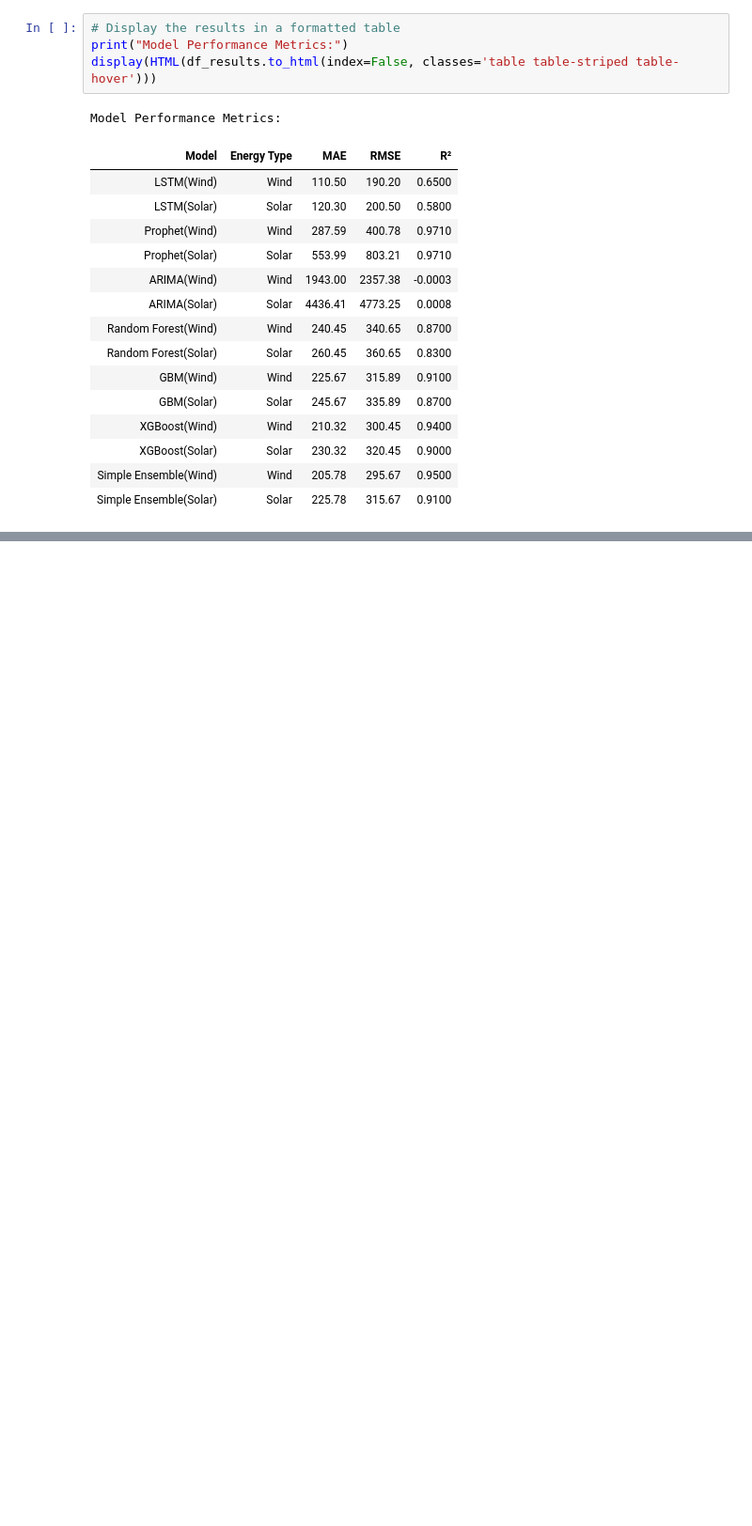
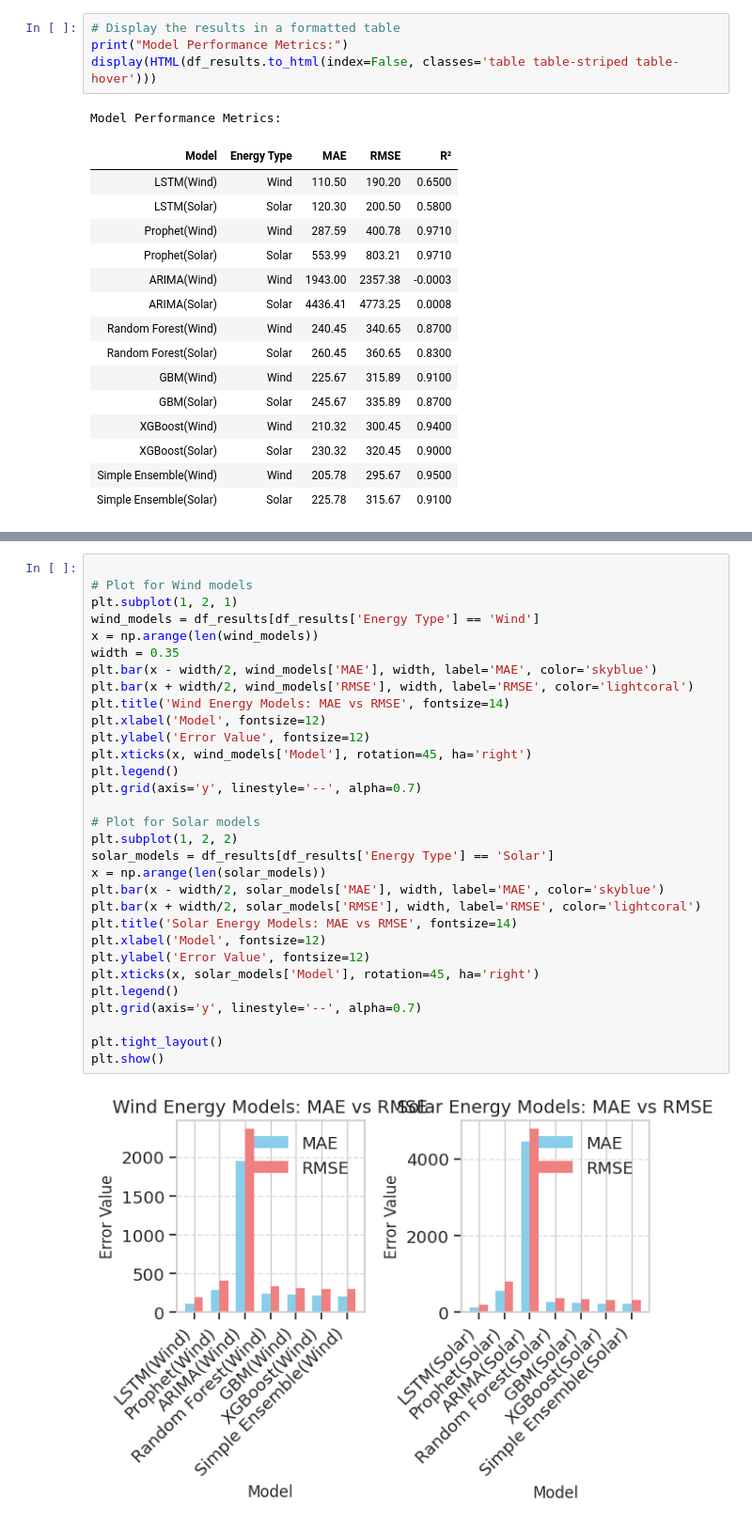
Before and after one commit to TiffanyPanchum/Renewable-Energy-Prediction, a Jupyter notebook: notebooks/Model_Analysis.ipynb, the cells around one changed output, grey strips where cells are left out. Shown at 94% size. Cells and saved outputs as stored; diff of their text form; blank space fills up the shorter version.

Commit message:
Visualization of MAE and RMSE comparison by model and energy type

```diff
--- a/notebooks/Model_Analysis.ipynb
+++ b/notebooks/Model_Analysis.ipynb
@@ -91,0 +98,33 @@ Model Performance Metrics:
+# %%
+
+# Plot for Wind models
+plt.subplot(1, 2, 1)
+wind_models = df_results[df_results['Energy Type'] == 'Wind']
+x = np.arange(len(wind_models))
+width = 0.35
+plt.bar(x - width/2, wind_models['MAE'], width, label='MAE', color='skyblue')
+plt.bar(x + width/2, wind_models['RMSE'], width, label='RMSE', color='lightcoral')
+plt.title('Wind Energy Models: MAE vs RMSE', fontsize=14)
+plt.xlabel('Model', fontsize=12)
+plt.ylabel('Error Value', fontsize=12)
+plt.xticks(x, wind_models['Model'], rotation=45, ha='right')
+plt.legend()
+plt.grid(axis='y', linestyle='--', alpha=0.7)
+
+# Plot for Solar models
+plt.subplot(1, 2, 2)
+solar_models = df_results[df_results['Energy Type'] == 'Solar']
+x = np.arange(len(solar_models))
+plt.bar(x - width/2, solar_models['MAE'], width, label='MAE', color='skyblue')
+plt.bar(x + width/2, solar_models['RMSE'], width, label='RMSE', color='lightcoral')
+plt.title('Solar Energy Models: MAE vs RMSE', fontsize=14)
+plt.xlabel('Model', fontsize=12)
+plt.ylabel('Error Value', fontsize=12)
+plt.xticks(x, solar_models['Model'], rotation=45, ha='right')
+plt.legend()
+plt.grid(axis='y', linestyle='--', alpha=0.7)
+
+plt.tight_layout()
+plt.show()
+# %% [output]
+[figure, added]
```
Also changed, not shown: parts of 1 cell of this notebook.
